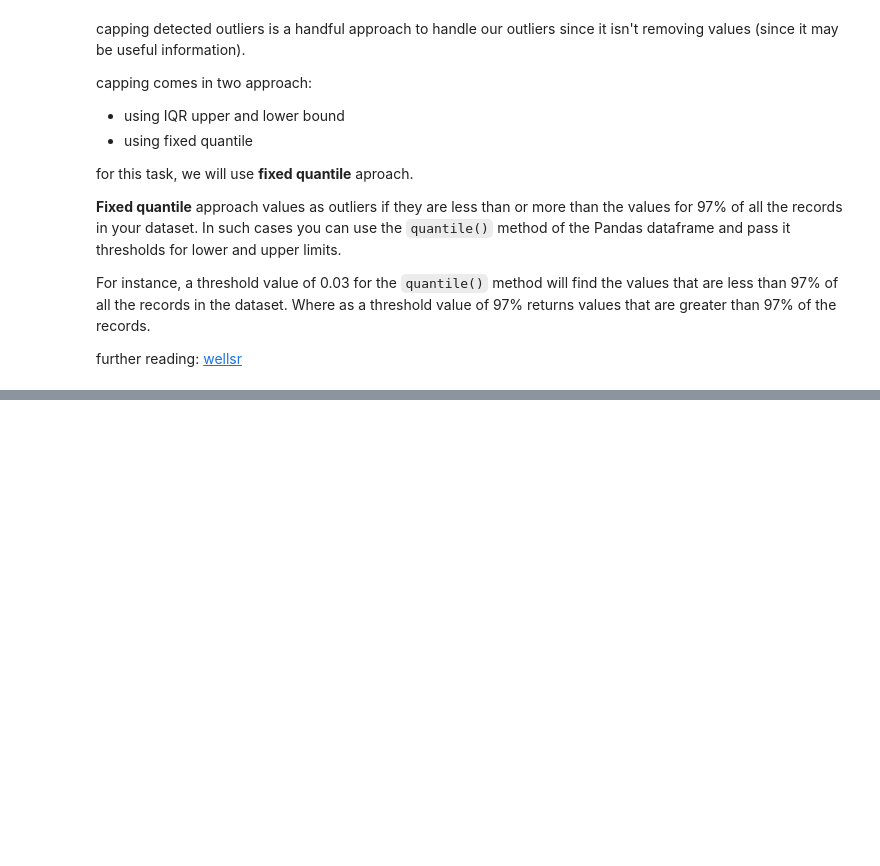
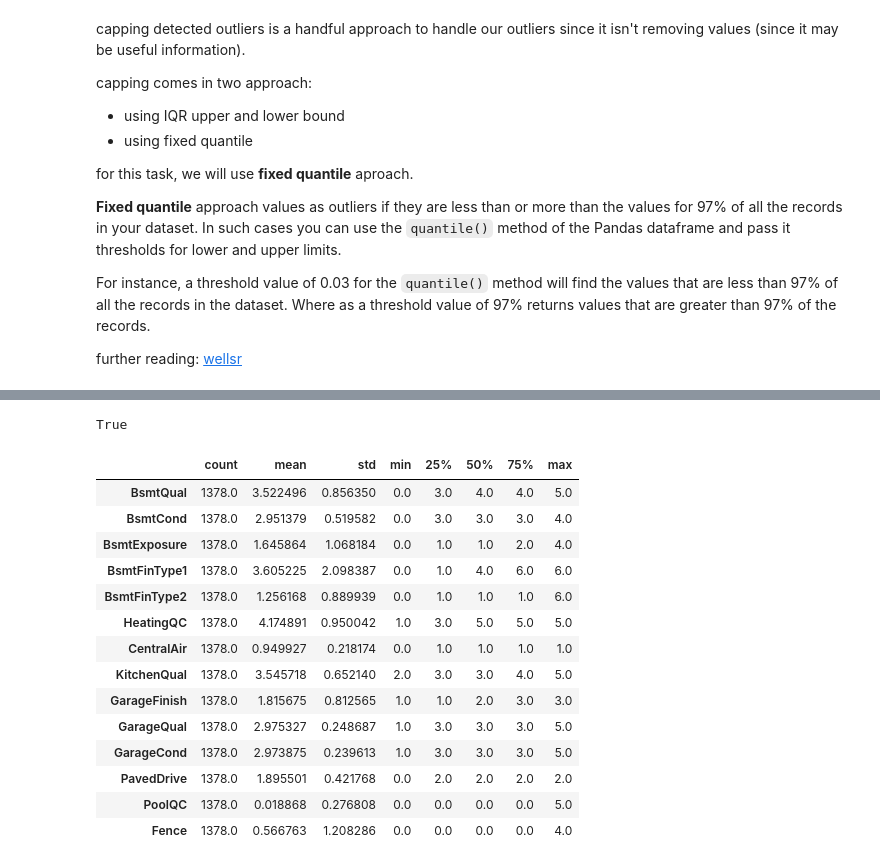
Before and after one commit to aryabaguss/House-Price-Data-Cleaning, a Jupyter notebook: House_Price_Cleaning.ipynb, the cells around one changed output, grey strips where cells are left out. Cells and saved outputs as stored; diff of their text form; code cells hidden in the pictures; blank space fills up the shorter version.

```diff
--- a/House_Price_Cleaning.ipynb
+++ b/House_Price_Cleaning.ipynb
@@ -591,0 +643,4 @@ Upper Limit : 213.4761000000001
+# %%
+# turn into pd dataframe
+ohe_cat = pd.DataFrame(ohe_cat.toarray(), columns=ohe.get_feature_names_out())
+ohe_cat
@@ -591,0 +661,4 @@ Upper Limit : 213.4761000000001
+# %%
+# join ohe columns to original dataset
+house_price_ohe = house_price_ohe.join(ohe_cat)
+house_price_ohe
@@ -591,0 +679,4 @@ Upper Limit : 213.4761000000001
+# %%
+# drop unencoded columns
+house_price_ohe.drop(obj_columns, axis=1, inplace=True)
+house_price_ohe
@@ -591,0 +794,6 @@ Upper Limit : 213.4761000000001
+# %%
+# Check are all ordinal column mapper have been defined?
+
+len(six_order+exp+bsmt_fin+cnt_air+grg_finish+pvd_drive+fence) == len(ordinal_columns)
+# %% [output]
+True
@@ -591,0 +810,18 @@ Upper Limit : 213.4761000000001
+# %%
+house_price_le[ordinal_columns].describe().T
+# %% [output]
+|  | count | mean | std | min | 25% | 50% | 75% | max |
+| BsmtQual | 1378.0 | 3.522496 | 0.856350 | 0.0 | 3.0 | 4.0 | 4.0 | 5.0 |
+| BsmtCond | 1378.0 | 2.951379 | 0.519582 | 0.0 | 3.0 | 3.0 | 3.0 | 4.0 |
+| BsmtExposure | 1378.0 | 1.645864 | 1.068184 | 0.0 | 1.0 | 1.0 | 2.0 | 4.0 |
+| BsmtFinType1 | 1378.0 | 3.605225 | 2.098387 | 0.0 | 1.0 | 4.0 | 6.0 | 6.0 |
+| BsmtFinType2 | 1378.0 | 1.256168 | 0.889939 | 0.0 | 1.0 | 1.0 | 1.0 | 6.0 |
+| HeatingQC | 1378.0 | 4.174891 | 0.950042 | 1.0 | 3.0 | 5.0 | 5.0 | 5.0 |
+| CentralAir | 1378.0 | 0.949927 | 0.218174 | 0.0 | 1.0 | 1.0 | 1.0 | 1.0 |
+| KitchenQual | 1378.0 | 3.545718 | 0.652140 | 2.0 | 3.0 | 3.0 | 4.0 | 5.0 |
+| GarageFinish | 1378.0 | 1.815675 | 0.812565 | 1.0 | 1.0 | 2.0 | 3.0 | 3.0 |
+| GarageQual | 1378.0 | 2.975327 | 0.248687 | 1.0 | 3.0 | 3.0 | 3.0 | 5.0 |
+| GarageCond | 1378.0 | 2.973875 | 0.239613 | 1.0 | 3.0 | 3.0 | 3.0 | 5.0 |
+| PavedDrive | 1378.0 | 1.895501 | 0.421768 | 0.0 | 2.0 | 2.0 | 2.0 | 2.0 |
+| PoolQC | 1378.0 | 0.018868 | 0.276808 | 0.0 | 0.0 | 0.0 | 0.0 | 5.0 |
+| Fence | 1378.0 | 0.566763 | 1.208286 | 0.0 | 0.0 | 0.0 | 0.0 | 4.0 |
```
Also changed, not shown: parts of 30 cells of this notebook.
